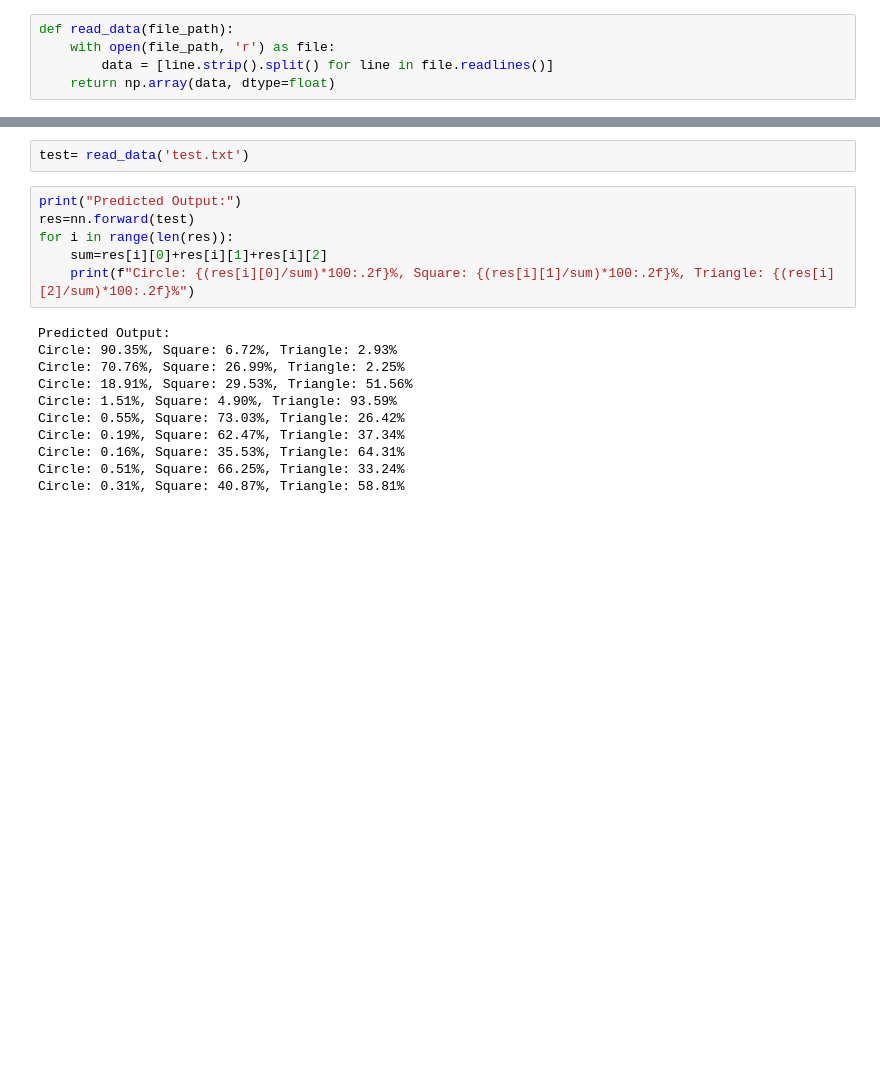
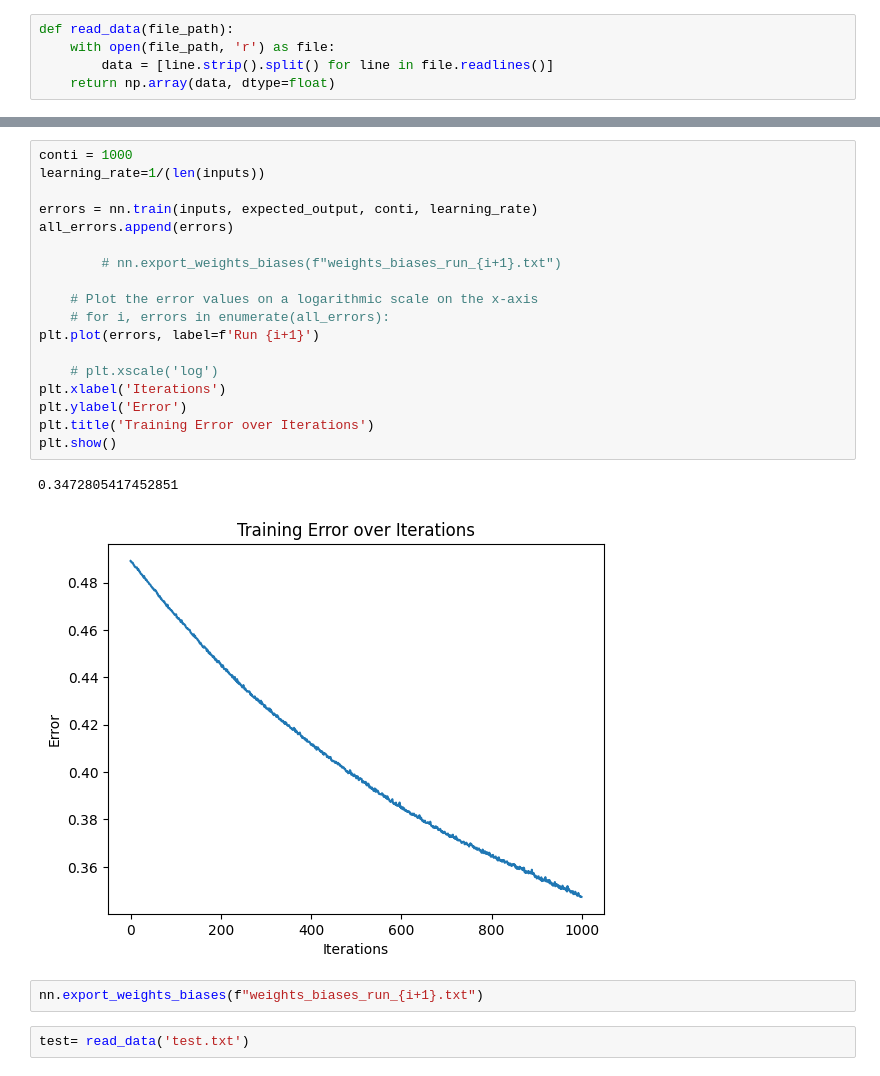
Before and after one commit to kyuuaditya/Neural_network_python, a Jupyter notebook: main.ipynb, the cells around one changed output, grey strips where cells are left out. Cells and saved outputs as stored; diff of their text form; blank space fills up the shorter version.

```diff
--- a/main.ipynb
+++ b/main.ipynb
@@ -122,19 +126,25 @@ if __name__ == "__main__":
+# %%
+conti = 1000
+learning_rate=1/(len(inputs))
+
+errors = nn.train(inputs, expected_output, conti, learning_rate)
+all_errors.append(errors)
+
+        # nn.export_weights_biases(f"weights_biases_run_{i+1}.txt")
+
+    # Plot the error values on a logarithmic scale on the x-axis
+    # for i, errors in enumerate(all_errors):
+plt.plot(errors, label=f'Run {i+1}')
+
+    # plt.xscale('log')
+plt.xlabel('Iterations')
+plt.ylabel('Error')
+plt.title('Training Error over Iterations')
+plt.show()
+# %% [output]
+0.3472805417452851
+[figure, added]
+# %%
+nn.export_weights_biases(f"weights_biases_run_{i+1}.txt")
 # %%
 test= read_data('test.txt')
-# %%
-print("Predicted Output:")
-res=nn.forward(test)
-for i in range(len(res)):
-    sum=res[i][0]+res[i][1]+res[i][2]
-    print(f"Circle: {(res[i][0]/sum)*100:.2f}%, Square: {(res[i][1]/sum)*100:.2f}%, Triangle: {(res[i][2]/sum)*100:.2f}%")
-# %% [output]
-Predicted Output:
-Circle: 90.35%, Square: 6.72%, Triangle: 2.93%
-Circle: 70.76%, Square: 26.99%, Triangle: 2.25%
-Circle: 18.91%, Square: 29.53%, Triangle: 51.56%
-Circle: 1.51%, Square: 4.90%, Triangle: 93.59%
-Circle: 0.55%, Square: 73.03%, Triangle: 26.42%
-Circle: 0.19%, Square: 62.47%, Triangle: 37.34%
-Circle: 0.16%, Square: 35.53%, Triangle: 64.31%
-Circle: 0.51%, Square: 66.25%, Triangle: 33.24%
-Circle: 0.31%, Square: 40.87%, Triangle: 58.81%
```
Also changed, not shown: parts of 4 cells of this notebook, 28 other files.
